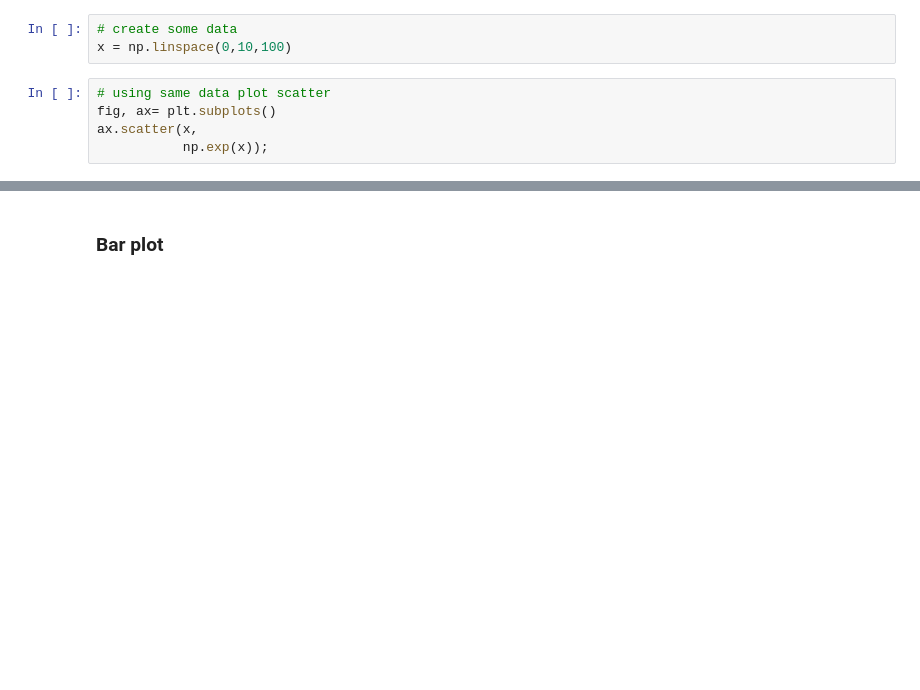
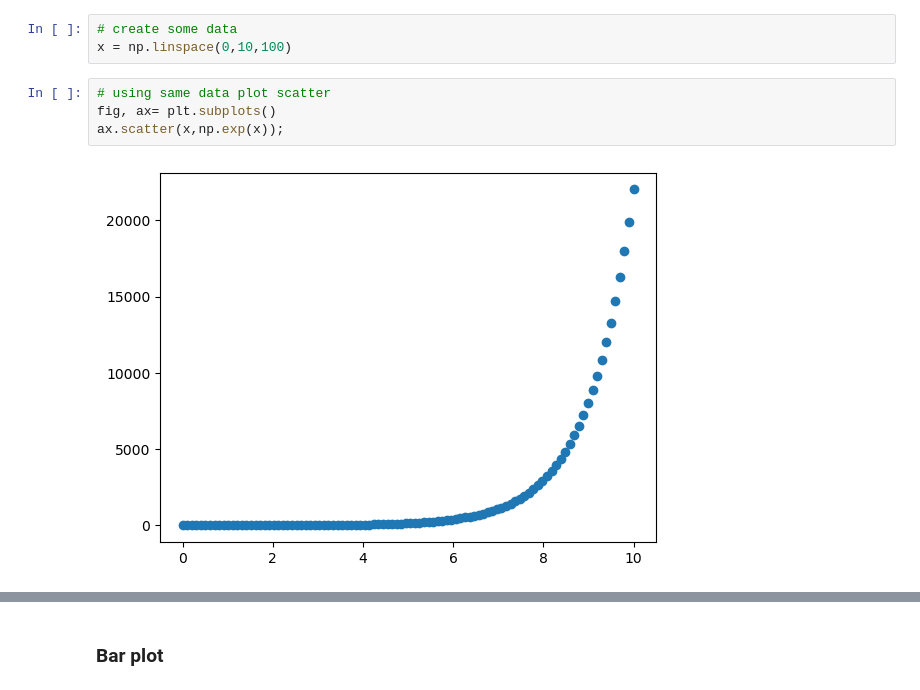
Before and after one commit to gthakurx/Python_AI_ML, a Jupyter notebook: Python_pandas_numpy_session/Session-03/Session_3_2.ipynb, the cells around one changed output, grey strips where cells are left out. Drawn from its saved outputs; the diff is of its cells as text; blank space fills up the shorter version.

```diff
--- a/Python_pandas_numpy_session/Session-03/Session_3_2.ipynb
+++ b/Python_pandas_numpy_session/Session-03/Session_3_2.ipynb
@@ -144,7 +191,8 @@ x = np.linspace(0,10,100)
 # %%
 # using same data plot scatter
 fig, ax= plt.subplots()
-ax.scatter(x,
-           np.exp(x));
+ax.scatter(x,np.exp(x));
+# %% [output]
+[figure, added]
 # %%
 ax
```
Also changed, not shown: parts of 27 cells of this notebook, 4 other files.
